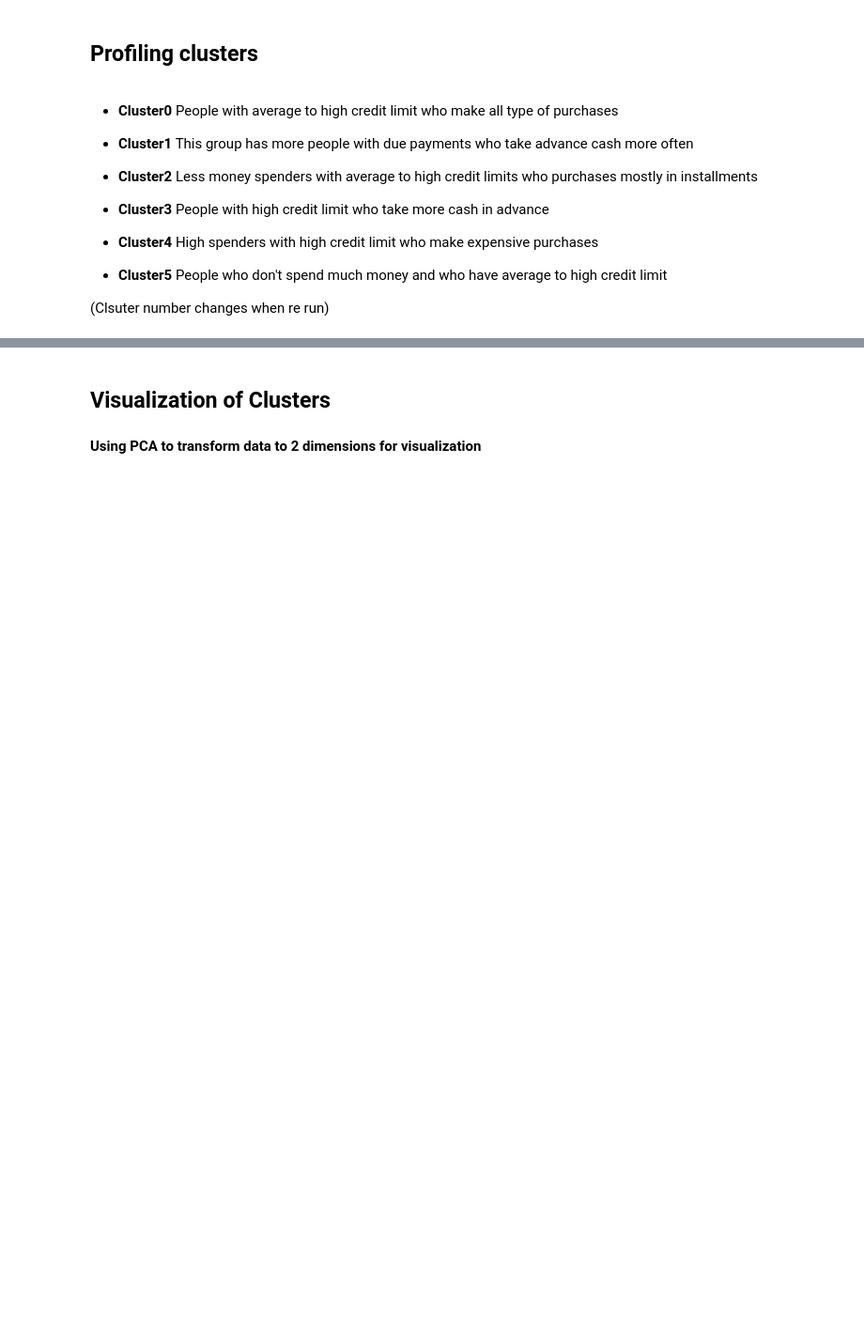
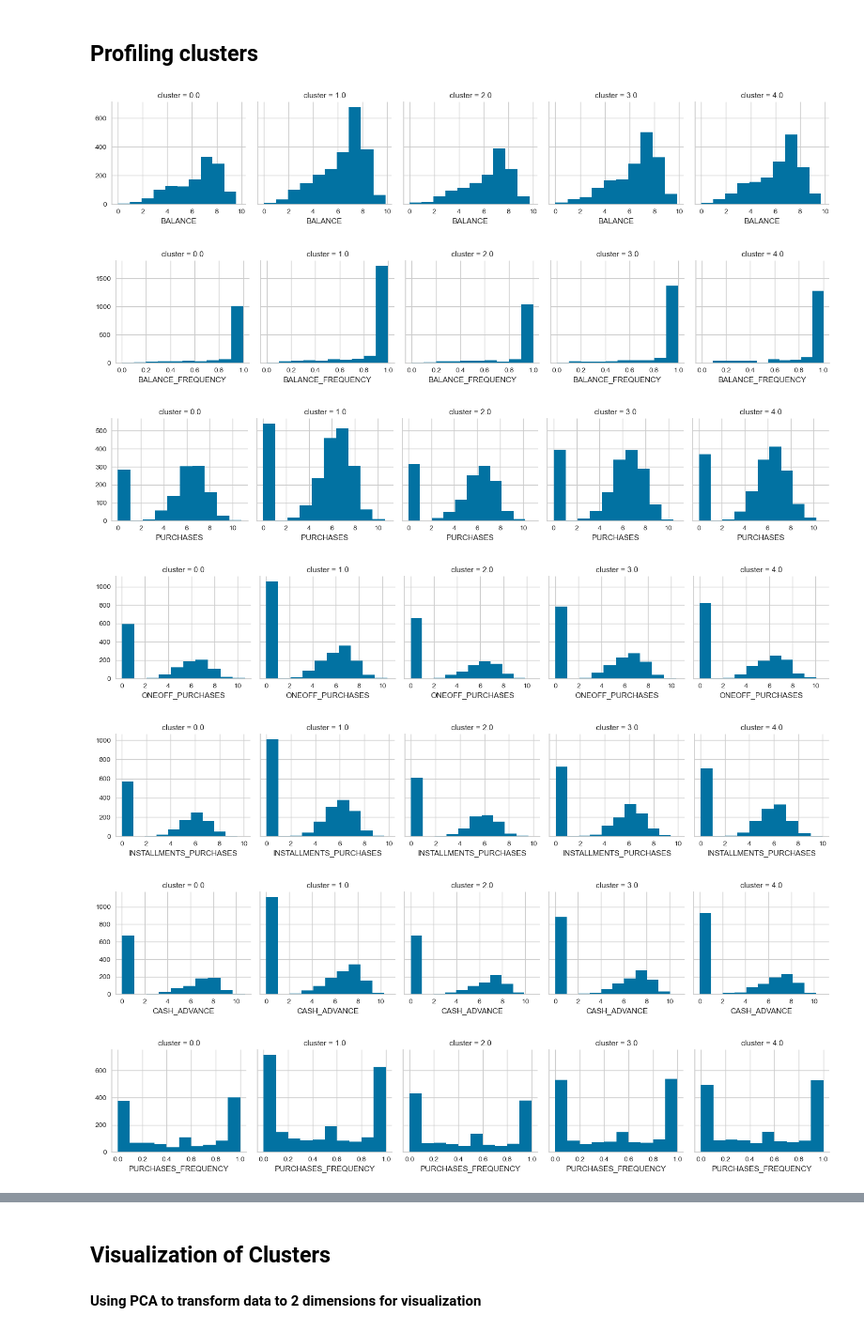
Before and after one commit to ChFontana/Projects, a Jupyter notebook: New/notebooks/Clustering visualization using PCA credit card usage.ipynb, the cells around one changed output, grey strips where cells are left out. Shown at 94% size. Saved outputs shown, nothing was run; the diff lists cells and outputs as text; code cells hidden in the pictures; blank space fills up the shorter version.

```diff
--- a/New/notebooks/Clustering visualization using PCA credit card usage.ipynb
+++ b/New/notebooks/Clustering visualization using PCA credit card usage.ipynb
@@ -235,6 +197,6 @@ Elbow Method to determine the number of clusters to be formed:
 # %%
-# Let's do Kmean with 4 clusters.
-kmeans_model = KMeans(n_clusters=4, random_state=42).fit(X_scaled)
+# Let's do Kmean with 5 clusters.
+kmeans_model = KMeans(n_clusters=5, random_state=42).fit(X_scaled)
 labels = kmeans_model.labels_
 # %%
 # Let pass our model to the dataframe.
@@ -249,14 +216,15 @@ clusters.head()
-# %% [markdown]
-* **Cluster0** People with average to high credit limit who make all type of purchases
-
-* **Cluster1** This group has more people with due payments who take advance cash more often
-
-* **Cluster2** Less money spenders with average to high credit limits who purchases mostly in installments
-
-* **Cluster3** People with high credit limit who take more cash in advance
-
-* **Cluster4** High spenders with high credit limit who make expensive purchases
-
-* **Cluster5** People who don't spend much money and who have average to high credit limit
-
-(Clsuter number changes when re run)
+# %%
+# Plot each variable for each cluster.
+for c in clusters:
+    grid = sns.FacetGrid(clusters, col='cluster')
+    grid.map(plt.hist, c)
+
+# Cluster 0: People who use their credit card for purchases.
+# %% [output]
+[figure, added]
+[figure, added]
+[figure, added]
+[figure, added]
+[figure, added]
+[figure, added]
+[figure, added]
```
Also changed, not shown: parts of 19 cells of this notebook.
